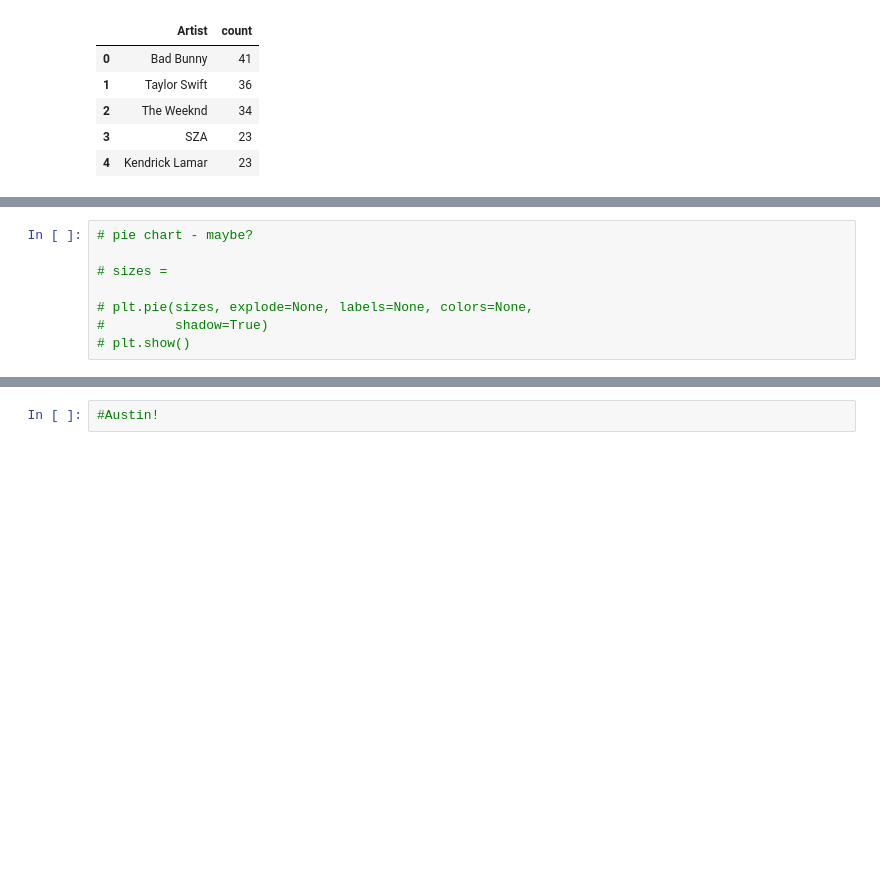
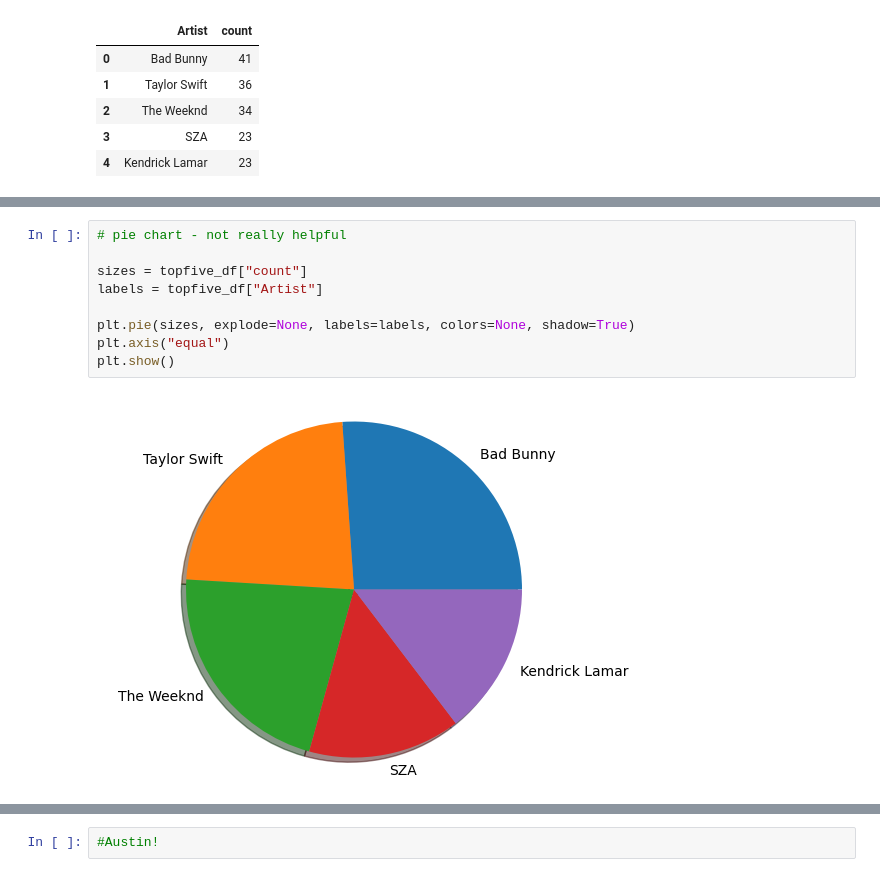
Before and after one commit to d6kramer/project-1-group-08, a Jupyter notebook: starter_notebook.ipynb, the cells around one changed output, grey strips where cells are left out. Cells and saved outputs as stored; diff of their text form; blank space fills up the shorter version.

```diff
--- a/starter_notebook.ipynb
+++ b/starter_notebook.ipynb
@@ -172,8 +156,11 @@ plt.xticks(tick_locations, topfive_df["Artist"], rotation="horizontal")
 # %%
-# pie chart - maybe?
+# pie chart - not really helpful
 
-# sizes =
+sizes = topfive_df["count"]
+labels = topfive_df["Artist"]
 
-# plt.pie(sizes, explode=None, labels=None, colors=None,
-#         shadow=True)
-# plt.show()
+plt.pie(sizes, explode=None, labels=labels, colors=None, shadow=True)
+plt.axis("equal")
+plt.show()
+# %% [output]
+[figure, added]
```
Also changed, not shown: parts of 6 cells of this notebook.
